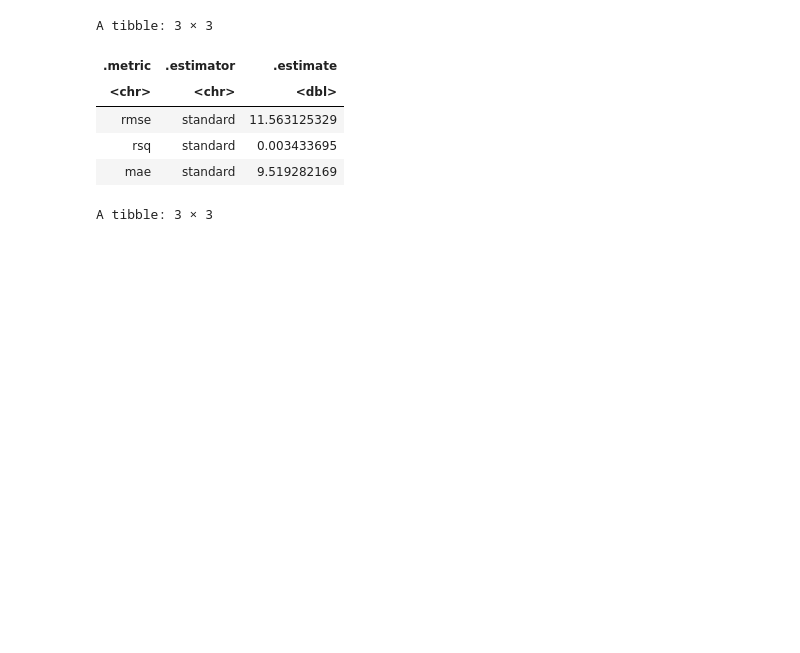
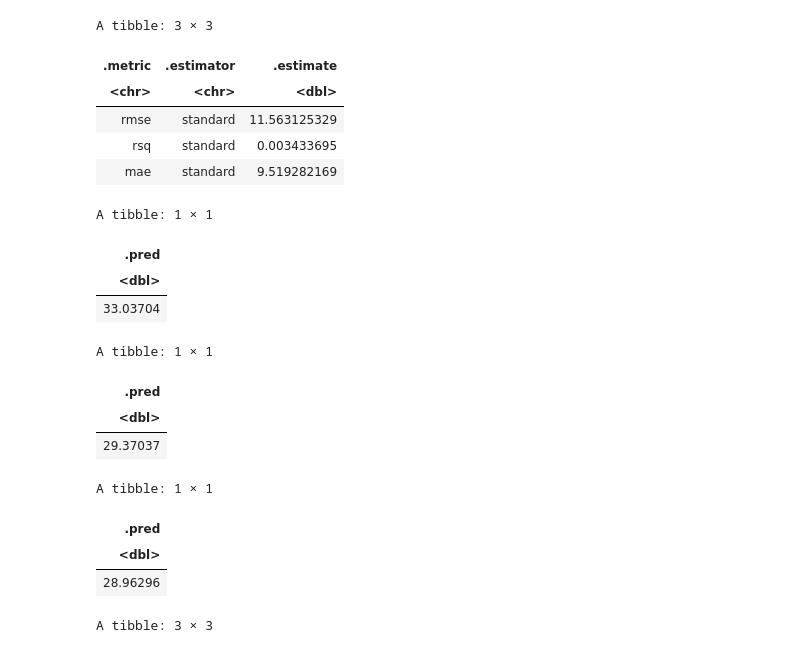
Before and after one commit to WenJiang411/dsci100_project, a Jupyter notebook: group_project-3.ipynb, the cells around one changed output. Cells and saved outputs as stored; diff of their text form; code cells hidden in the pictures; blank space fills up the shorter version.

Commit message:
made predictions when absences = 1, 15, 47

```diff
--- a/group_project-3.ipynb
+++ b/group_project-3.ipynb
@@ -226,6 +226,28 @@ A tibble: 3 × 3
 | rmse | standard | 11.563125329 |
 | rsq | standard | 0.003433695 |
 | mae | standard | 9.519282169 |
+# %%
+new_obs_1 <- tibble(absences = 1)
+grpredict(school_workflow2, new_obs_1)
+
+new_obs_2 <- tibble(absences = 15)
+predict(school_workflow2, new_obs_2)
+
+new_obs_3 <- tibble(absences = 47)
+predict(school_workflow2, new_obs_3)
+# %% [output]
+A tibble: 1 × 1
+| .pred |
+| <dbl> |
+| 33.03704 |
+A tibble: 1 × 1
+| .pred |
+| <dbl> |
+| 29.37037 |
+A tibble: 1 × 1
+| .pred |
+| <dbl> |
+| 28.96296 |
 # %%
 school_spec_20 <- nearest_neighbor(weight_func = "rectangular", neighbors = 20) %>%
 set_engine("kknn") %>%
```
